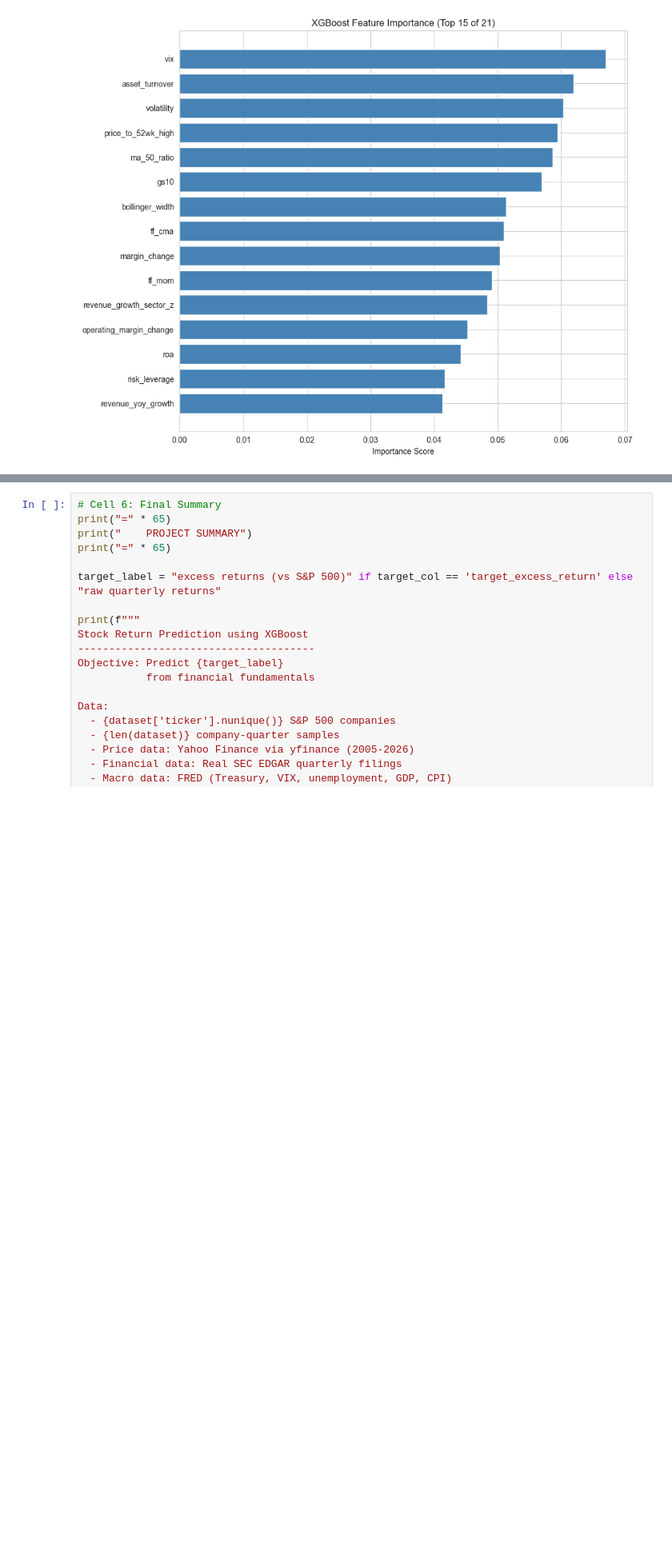
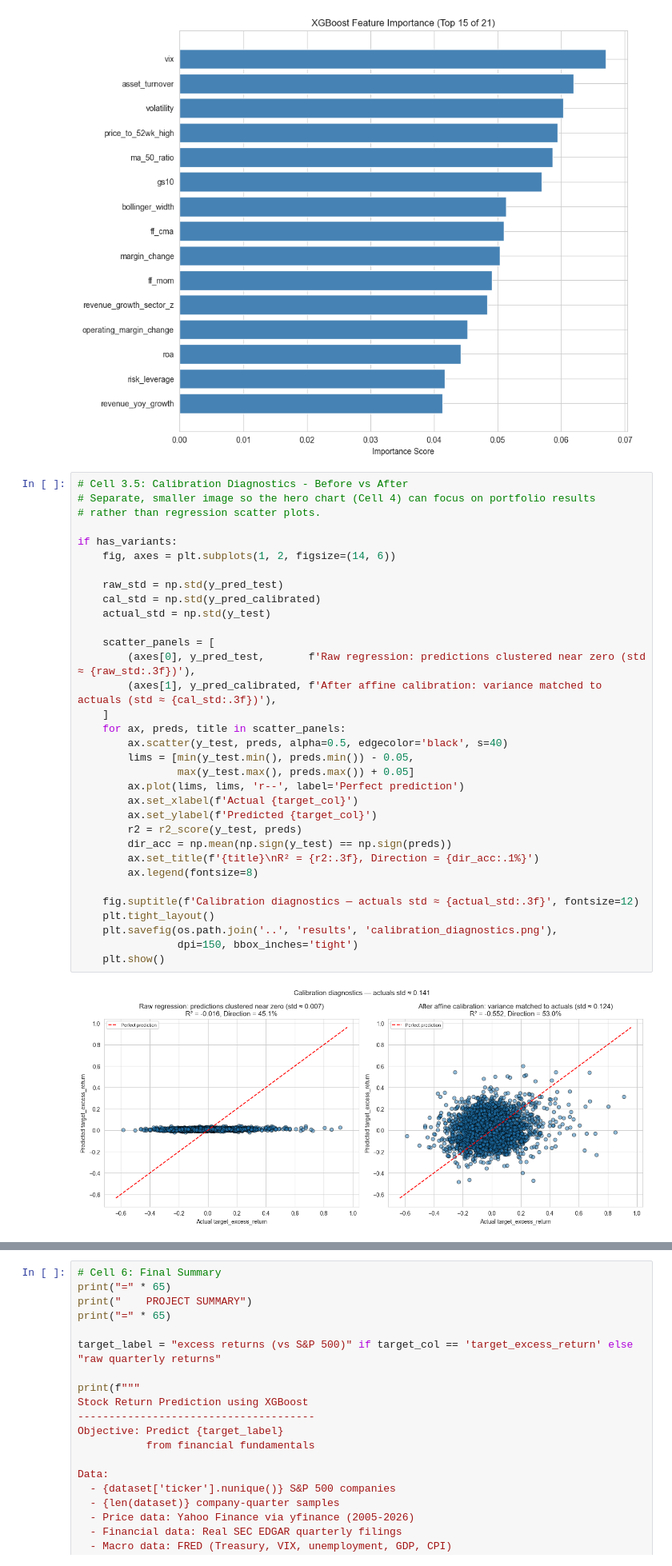
Before and after one commit to chrisbarreras/stock-prediction-ml, a Jupyter notebook: notebooks/04_analysis.ipynb, the cells around one changed output, grey strips where cells are left out. Shown at 80% size. Cells and saved outputs as stored; diff of their text form; blank space fills up the shorter version.

```diff
--- a/notebooks/04_analysis.ipynb
+++ b/notebooks/04_analysis.ipynb
@@ -251,4 +251,39 @@ eps_yoy_surprise          0.032 #
 cash_ratio                0.031 #
 current_ratio_vs_sector   0.030 #
 [figure]
+# %%
+# Cell 3.5: Calibration Diagnostics - Before vs After
+# Separate, smaller image so the hero chart (Cell 4) can focus on portfolio results
+# rather than regression scatter plots.
+
+if has_variants:
+    fig, axes = plt.subplots(1, 2, figsize=(14, 6))
+
+    raw_std = np.std(y_pred_test)
+    cal_std = np.std(y_pred_calibrated)
+    actual_std = np.std(y_test)
+
+    scatter_panels = [
+        (axes[0], y_pred_test,       f'Raw regression: predictions clustered near zero (std ≈ {raw_std:.3f})'),
+        (axes[1], y_pred_calibrated, f'After affine calibration: variance matched to actuals (std ≈ {cal_std:.3f})'),
+    ]
+    for ax, preds, title in scatter_panels:
+        ax.scatter(y_test, preds, alpha=0.5, edgecolor='black', s=40)
+        lims = [min(y_test.min(), preds.min()) - 0.05,
+                max(y_test.max(), preds.max()) + 0.05]
+        ax.plot(lims, lims, 'r--', label='Perfect prediction')
+        ax.set_xlabel(f'Actual {target_col}')
+        ax.set_ylabel(f'Predicted {target_col}')
+        r2 = r2_score(y_test, preds)
+        dir_acc = np.mean(np.sign(y_test) == np.sign(preds))
+        ax.set_title(f'{title}\nR² = {r2:.3f}, Direction = {dir_acc:.1%}')
+        ax.legend(fontsize=8)
+
+    fig.suptitle(f'Calibration diagnostics — actuals std ≈ {actual_std:.3f}', fontsize=12)
+    plt.tight_layout()
+    plt.savefig(os.path.join('..', 'results', 'calibration_diagnostics.png'),
+                dpi=150, bbox_inches='tight')
+    plt.show()
+# %% [output]
+[figure, added]
 # %%
```
Also changed, not shown: parts of 1 cell of this notebook, 3 other files.
